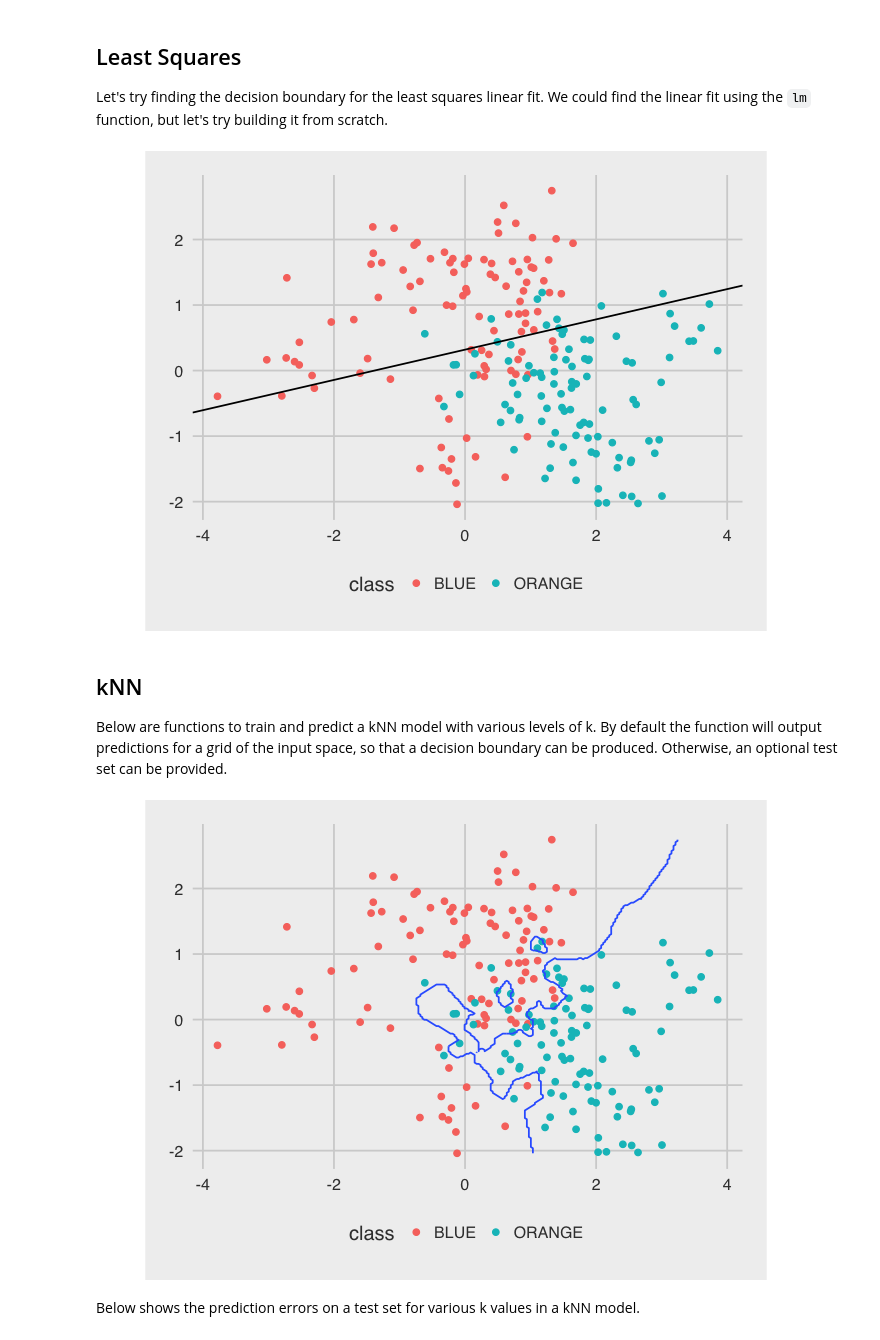
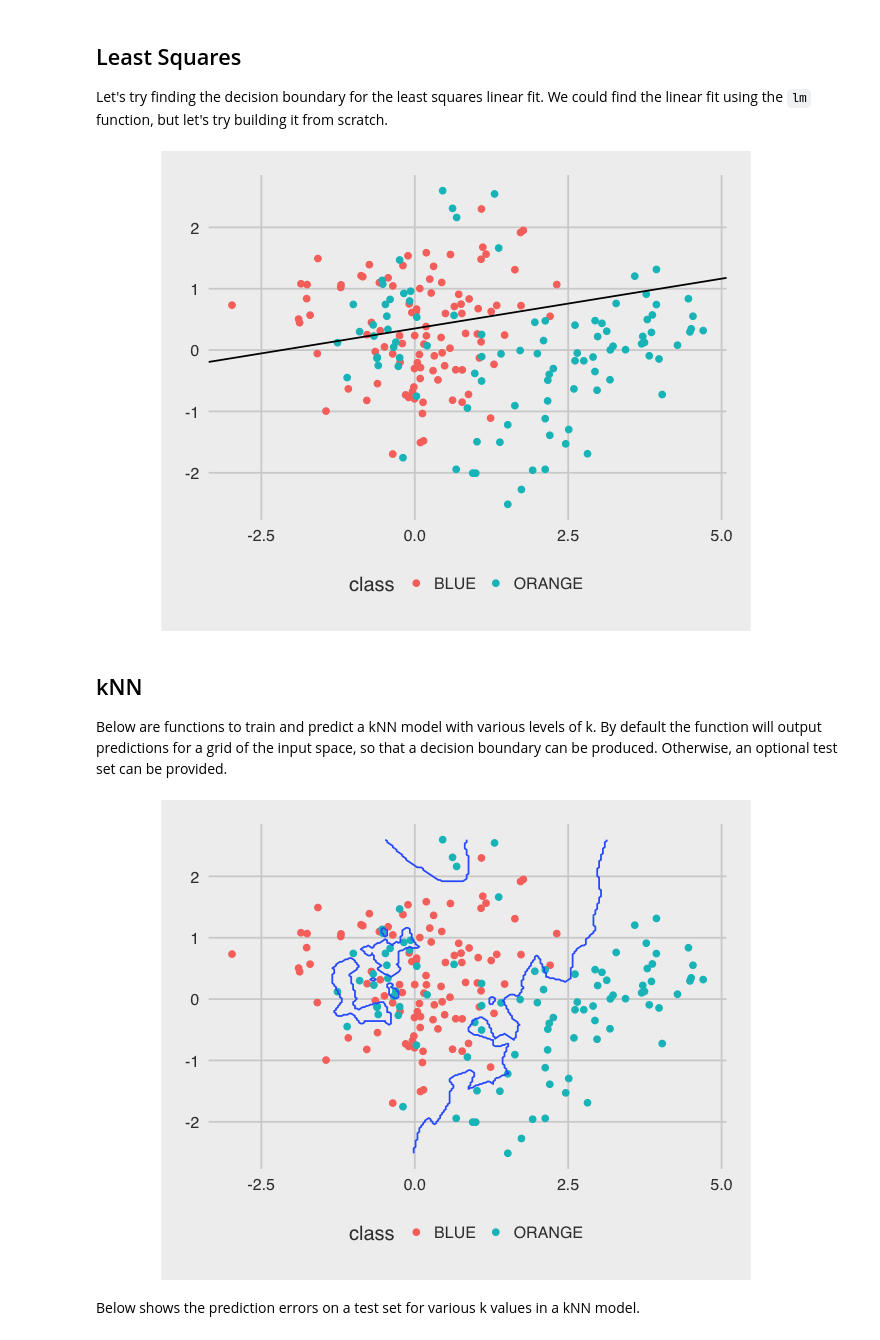
Before and after one commit to mcraig2/book-learnings, a Jupyter notebook: ESL/ch2/figures_reproduced.ipynb, the cells around one changed output. Drawn from its saved outputs; the diff is of its cells as text; code cells hidden in the pictures.

```diff
--- a/ESL/ch2/figures_reproduced.ipynb
+++ b/ESL/ch2/figures_reproduced.ipynb
@@ -7,7 +7,7 @@ library(ggthemes)
 library(class)
 library(MASS)
 options(repr.plot.width=6, repr.plot.height=4)
-set.seed(1234)
+set.seed(111)
 
 generate_data <- function(n.means=10, n.obs.per.class=100) {
     blue.means <- mvrnorm(n=n.means, mu=c(0, 1), Sigma=diag(2))
@@ -16,19 +16,21 @@ generate_data <- function(n.means=10, n.obs.per.class=100) {
                           function(x) {mvrnorm(n=1, mu=blue.means[x,], Sigma=diag(2)/5)}))
     orange.data <- t(sapply(sample(1:n.means, n.obs.per.class, replace=TRUE),
                             function(x) {mvrnorm(n=1, mu=orange.means[x,], Sigma=diag(2)/5)}))
-    return(data.frame(x=c(blue.data[, 1], orange.data[, 1]),
-                      y=c(blue.data[, 2], orange.data[, 2]),
-                      class=c(rep('BLUE', n.obs.per.class), rep('ORANGE', n.obs.per.class))))
+    df <- data.frame(x=c(blue.data[, 1], orange.data[, 1]),
+                     y=c(blue.data[, 2], orange.data[, 2]),
+                     class=c(rep('BLUE', n.obs.per.class), rep('ORANGE', n.obs.per.class)))
+    return(list(data=df, blue.means=blue.means, orange.means=orange.means))
 }
 # %%
-df <- generate_data(n.means=10, n.obs.per.class=100)
-plot.df <- function() {
+setup <- generate_data(n.means=10, n.obs.per.class=100)
+df <- setup$data
+plot.df <- function(data) {
     g <- ggplot() +
-            geom_point(data=df, aes(x=x, y=y, color=class)) +
+            geom_point(data=data, aes(x=x, y=y, color=class)) +
             coord_fixed() +
             theme_fivethirtyeight()
     return(g)
 }
 
-plot.df()
+plot.df(df)
 # %% [output]
@@ -47,10 +74,10 @@ y <- as.matrix(as.numeric(df$class == 'ORANGE'), nrow(df), 1)
 betas <- solve(t(X) %*% X) %*% t(X) %*% y
 betas <- as.data.frame(t(betas))
 
-plot.df() +
+plot.df(df) +
     geom_abline(slope=betas$x, intercept=betas$intercept)
 # %% [output]
-[figure, old version]
+[figure, new version]
 # %% [markdown]
 ## kNN
 
@@ -58,27 +85,27 @@ Below are functions to train and predict a kNN model with various levels of k. B
 # %%
 pred_knn <- function(data, k=10, test.data=NULL) {
     if (is.null(test.data)) {
         xs <- seq(min(data$x), max(data$x), length.out=250)
         ys <- seq(min(data$y), max(data$y), length.out=250)
         test.data <- expand.grid(x=xs, y=ys)
     }
 
     pred <- knn(train=as.matrix(dplyr::select(data, -class)),
                 test=as.matrix(test.data),
                 cl=data$class,
                 k=k, prob=TRUE)
     p <- data.frame(preds = as.character(pred),
                     probs = attr(pred, 'prob')) %>%
             mutate(prob.blue = (probs * (preds == 'BLUE')) + ((1 - probs) * (preds == 'ORANGE')))
     return(cbind(test.data, p))
 }
 
 p <- pred_knn(df, k=2)
 
-plot.df() +
+plot.df(df) +
     geom_contour(data=p, aes(x=x, y=y, z=prob.blue), breaks=c(0., .5))
 # %% [output]
-[figure, old version]
+[figure, new version]
 # %% [markdown]
 Below shows the prediction errors on a test set for various k values in a kNN model.
 # %%
```
Also changed, not shown: parts of 4 cells of this notebook, 6 other files.
